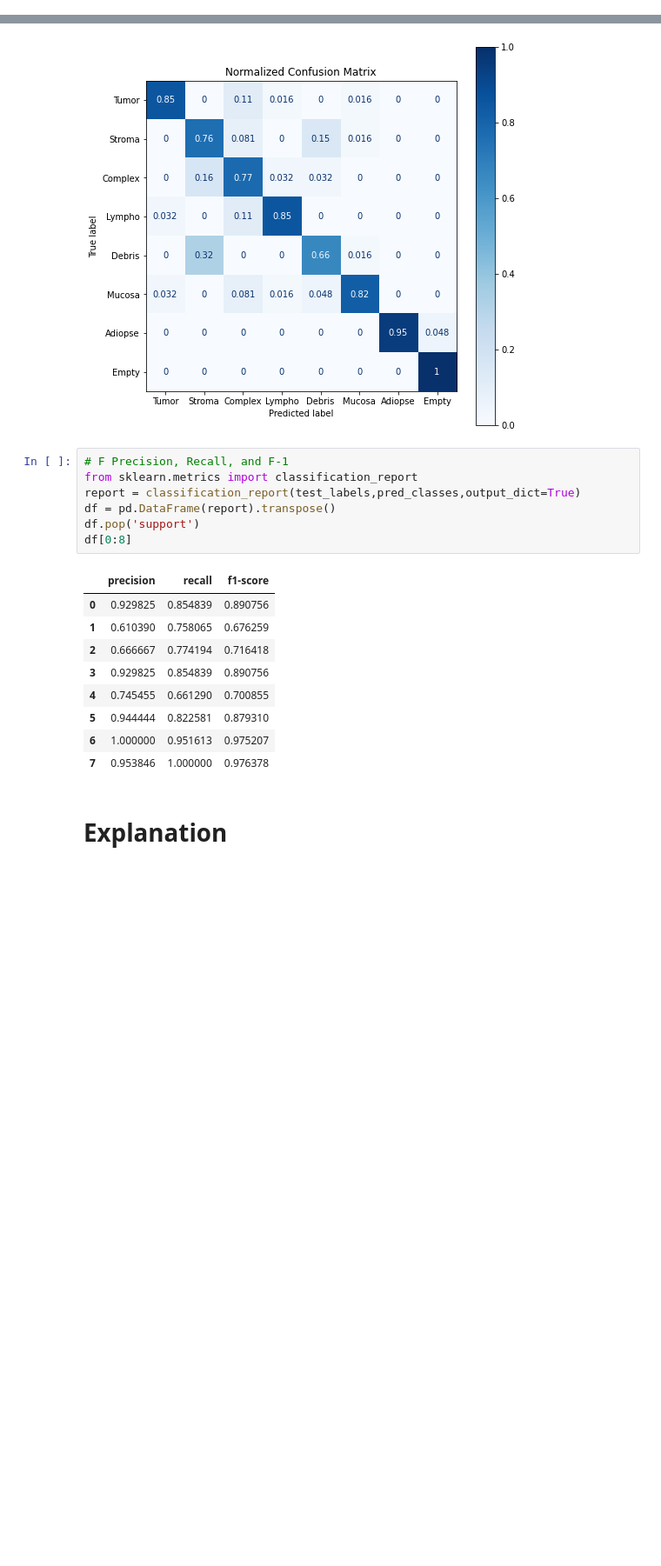
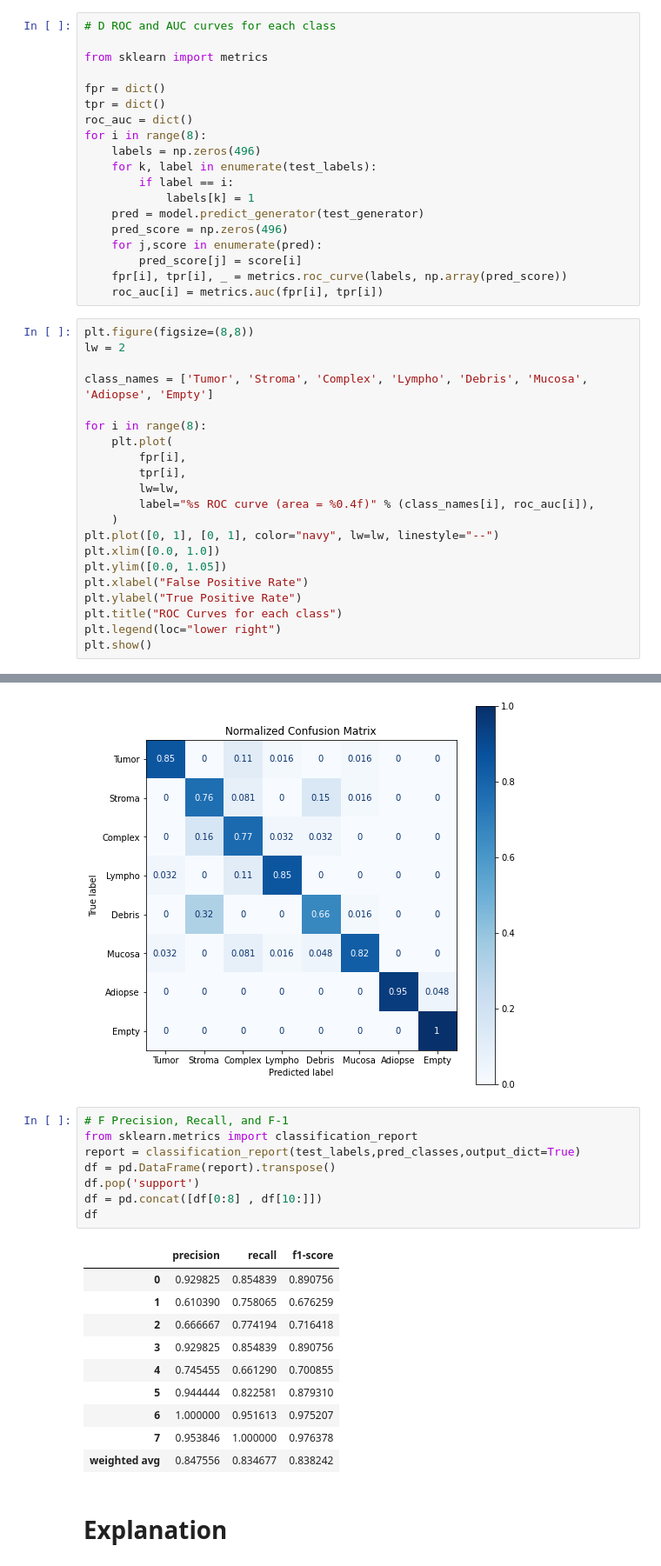
Before and after one commit to scumzilla/-ECE1512_2022W_ProjectRepo_StephanieDiNunzio, a Jupyter notebook: Project A/Project_A_Supp/HMT.ipynb, the cells around one changed output, grey strips where cells are left out. Shown at 87% size. Cells and saved outputs as stored; diff of their text form; blank space fills up the shorter version.

```diff
--- a/Project A/Project_A_Supp/HMT.ipynb
+++ b/Project A/Project_A_Supp/HMT.ipynb
@@ -212,0 +209,40 @@ class_acc
+# %%
+# D ROC and AUC curves for each class
+
+from sklearn import metrics
+
+fpr = dict()
+tpr = dict()
+roc_auc = dict()
+for i in range(8):
+    labels = np.zeros(496)
+    for k, label in enumerate(test_labels):
+        if label == i:
+            labels[k] = 1
+    pred = model.predict_generator(test_generator)
+    pred_score = np.zeros(496)
+    for j,score in enumerate(pred):
+        pred_score[j] = score[i]
+    fpr[i], tpr[i], _ = metrics.roc_curve(labels, np.array(pred_score))
+    roc_auc[i] = metrics.auc(fpr[i], tpr[i])
+# %%
+plt.figure(figsize=(8,8))
+lw = 2
+
+class_names = ['Tumor', 'Stroma', 'Complex', 'Lympho', 'Debris', 'Mucosa', 'Adiopse', 'Empty']
+
+for i in range(8):
+    plt.plot(
+        fpr[i],
+        tpr[i],
+        lw=lw,
+        label="%s ROC curve (area = %0.4f)" % (class_names[i], roc_auc[i]),
+    )
+plt.plot([0, 1], [0, 1], color="navy", lw=lw, linestyle="--")
+plt.xlim([0.0, 1.0])
+plt.ylim([0.0, 1.05])
+plt.xlabel("False Positive Rate")
+plt.ylabel("True Positive Rate")
+plt.title("ROC Curves for each class")
+plt.legend(loc="lower right")
+plt.show()
@@ -242,20 +280,22 @@ Text(0.5, 1.0, 'Normalized Confusion Matrix')
 # %%
 # F Precision, Recall, and F-1
 from sklearn.metrics import classification_report
 report = classification_report(test_labels,pred_classes,output_dict=True)
 df = pd.DataFrame(report).transpose()
 df.pop('support')
-df[0:8]
+df = pd.concat([df[0:8] , df[10:]])
+df
 # %% [output]
 |  | precision | recall | f1-score |
 | 0 | 0.929825 | 0.854839 | 0.890756 |
 | 1 | 0.610390 | 0.758065 | 0.676259 |
 | 2 | 0.666667 | 0.774194 | 0.716418 |
 | 3 | 0.929825 | 0.854839 | 0.890756 |
 | 4 | 0.745455 | 0.661290 | 0.700855 |
 | 5 | 0.944444 | 0.822581 | 0.879310 |
 | 6 | 1.000000 | 0.951613 | 0.975207 |
 | 7 | 0.953846 | 1.000000 | 0.976378 |
+| weighted avg | 0.847556 | 0.834677 | 0.838242 |
 # %% [markdown]
 # Explanation
 # %% [markdown]
```
Also changed, not shown: parts of 11 cells of this notebook, 6 other files.
